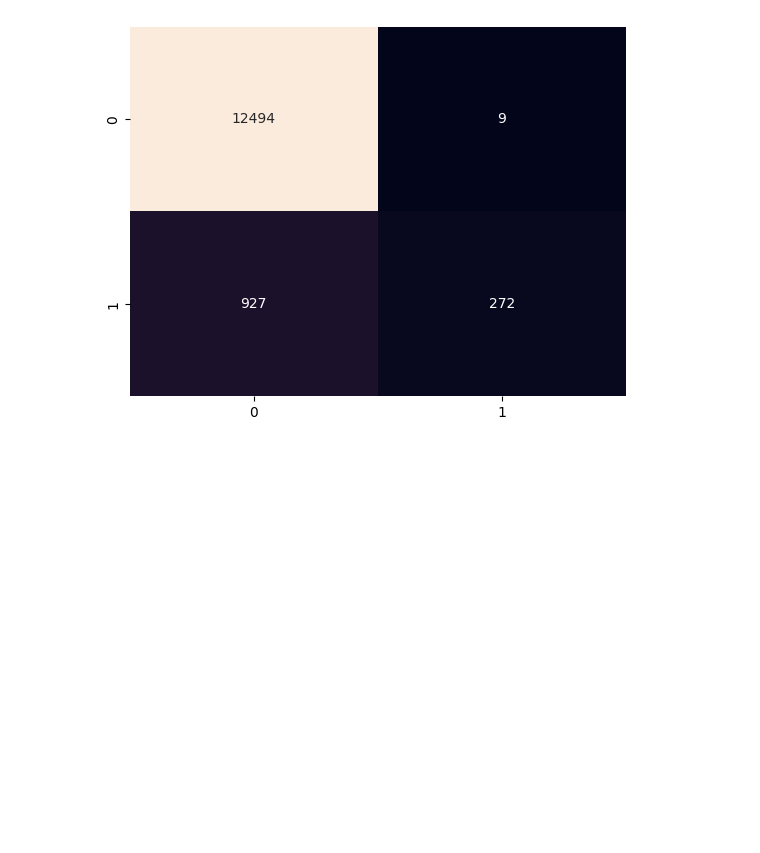
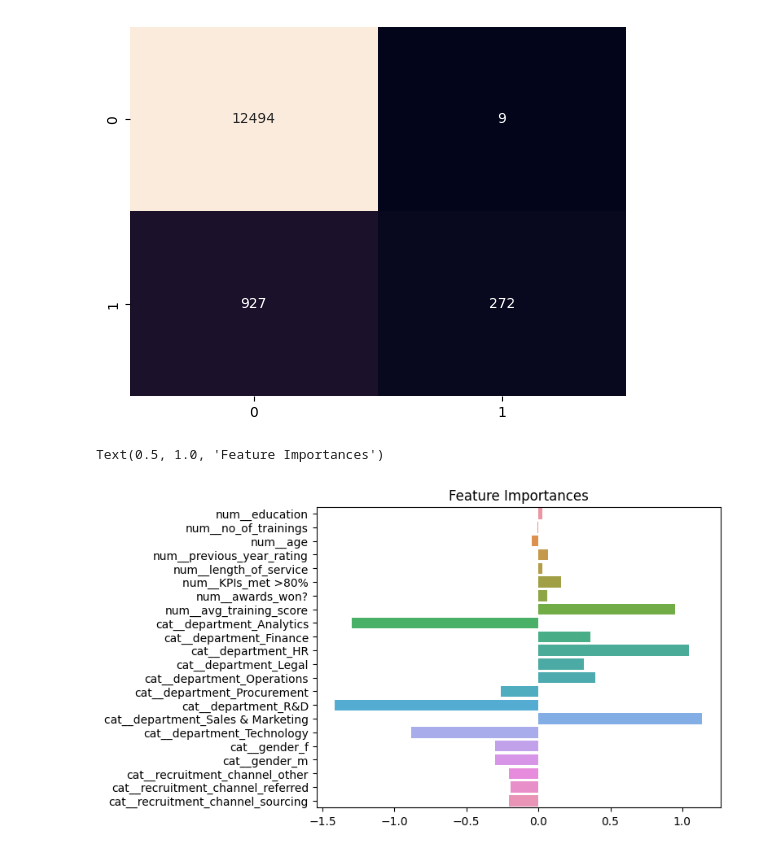
Before and after one commit to andearaujo92/Data-science, a Jupyter notebook: HR_Promotion_Prediction.ipynb, the cells around one changed output. Drawn from its saved outputs; the diff is of its cells as text; code cells hidden in the pictures; blank space fills up the shorter version.

```diff
--- a/HR_Promotion_Prediction.ipynb
+++ b/HR_Promotion_Prediction.ipynb
@@ -18,7 +18,7 @@ from sklearn.preprocessing import OneHotEncoder, StandardScaler
 from sklearn.compose import ColumnTransformer
 # %%
 # Carregando os dados
-df = pd.read_csv('/content/drive/MyDrive/Dados Fic/train.csv')
+df = pd.read_csv('/content/drive/MyDrive/ProjetosML/train.csv')
 df.info()
 # %% [output]
 <class 'pandas.core.frame.DataFrame'>
@@ -263,3 +263,13 @@ sns.heatmap(confusion_matrix(y_test, predictions), annot=True, fmt='.5g',cbar=Fa
 plt.show()
 # %% [output]
 [figure]
+# %%
+coefs = best_pipeline.named_steps['svm'].coef_
+# %%
+names = best_pipeline.named_steps['preprocess'].get_feature_names_out()
+# %%
+sns.barplot(y = names, x = coefs[0].tolist())
+plt.title('Feature Importances')
+# %% [output]
+Text(0.5, 1.0, 'Feature Importances')
+[figure, added]
```
Also changed, not shown: parts of 3 cells of this notebook.
